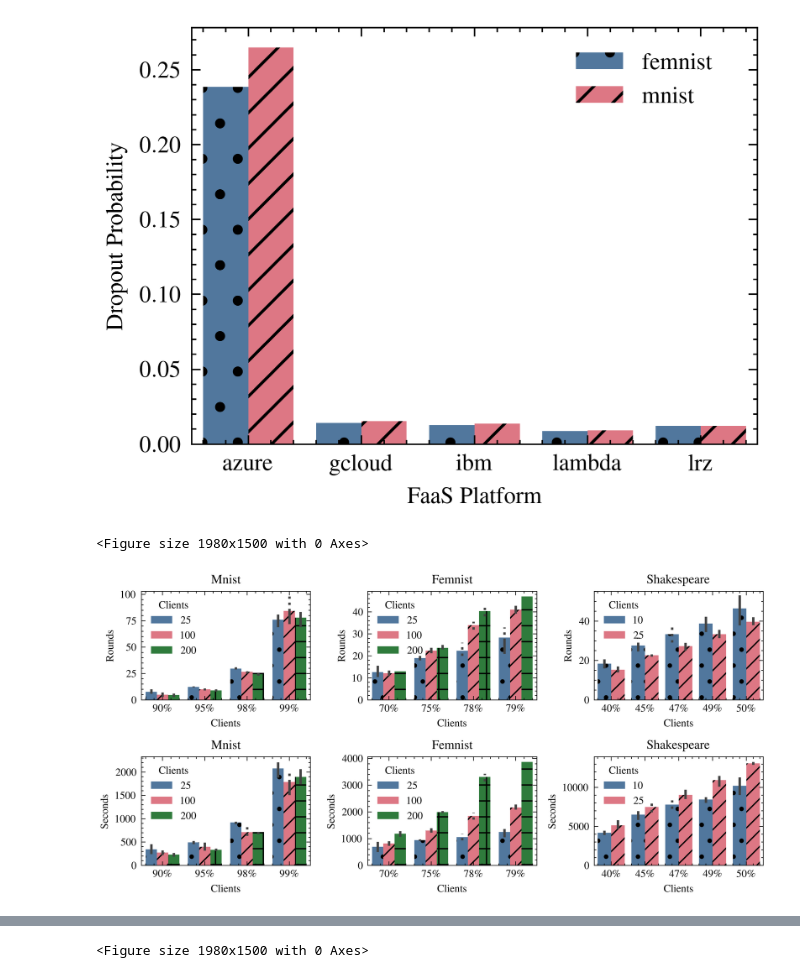
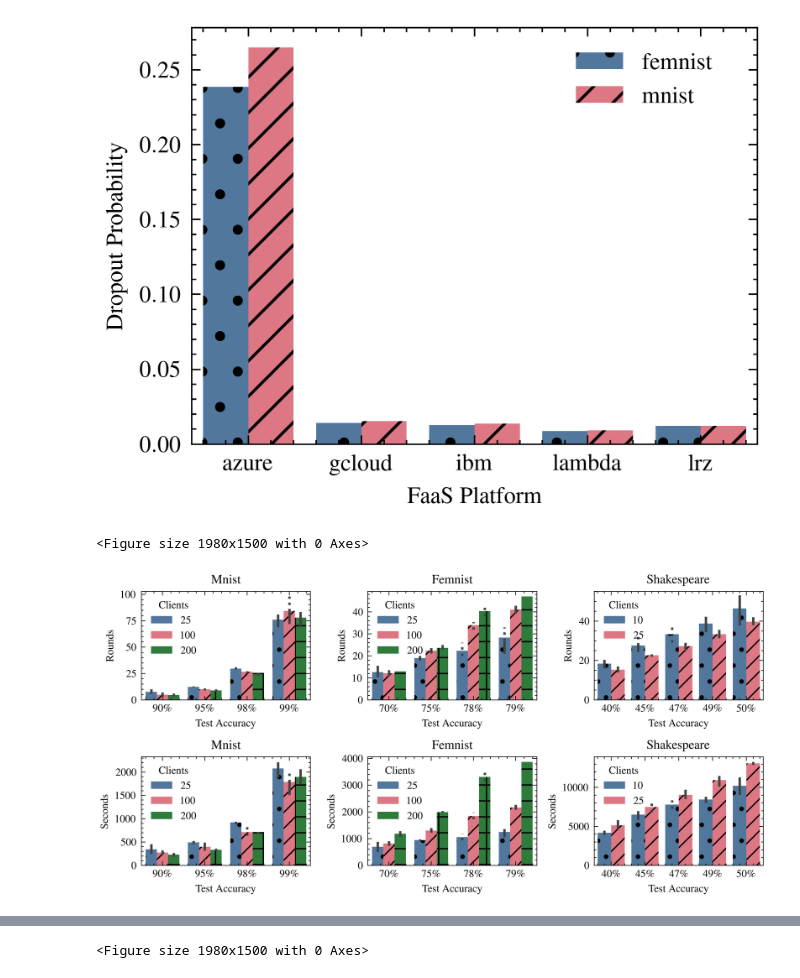
Before and after one commit to Serverless-Federated-Learning/FedLesScan, a Jupyter notebook: experiments/fedless-analysis.ipynb, the cells around one changed output, grey strips where cells are left out. Saved outputs shown, nothing was run; the diff lists cells and outputs as text; code cells hidden in the pictures.

```diff
--- a/experiments/fedless-analysis.ipynb
+++ b/experiments/fedless-analysis.ipynb
@@ -296,7 +300,7 @@ with plt.style.context(['science', 'ieee', 'bright']):
             ax=axarr[0, i]
         )
         axarr[0, i].get_legend().set_title("Clients")
-        axarr[0, i].set_xlabel("Clients")
+        axarr[0, i].set_xlabel("Test Accuracy")
         axarr[0, i].set_ylabel("Rounds")
         axarr[0, i].set_title(dataset.capitalize())
         axarr[0, i].xaxis.set_tick_params(which='both', labelbottom=True)
@@ -304,35 +308,35 @@ with plt.style.context(['science', 'ieee', 'bright']):
 
 
         num_locations = len(target_accuracies)
         hatches = itertools.cycle(['.', '//', '+', '-', 'x', '\\', '', 'o', 'O', '.'])
         for j, bar in enumerate(axarr[0, i].patches):
             if j % num_locations == 0:
                 hatch = next(hatches)
             bar.set_hatch(hatch)
 
         sns.barplot(
             x="target",
             y="time-total",
             hue="clients-round",
             data=df_,
             ax=axarr[1, i]
         )
         axarr[1, i].get_legend().set_title("Clients")
-        axarr[1, i].set_xlabel("Clients")
+        axarr[1, i].set_xlabel("Test Accuracy")
         axarr[1, i].set_ylabel("Seconds")
         axarr[1, i].set_title(dataset.capitalize())
 
         hatches = itertools.cycle(['.', '//', '+', '-', 'x', '\\', '', 'o', 'O', '.'])
         for j, bar in enumerate(axarr[1, i].patches):
             if j % num_locations == 0:
                 hatch = next(hatches)
             bar.set_hatch(hatch)
 
 fig.tight_layout()
 fig.savefig(PLOT_OUTPUT_DIR / f"fedless-convergence-rounds-and-time.pdf", bbox_inches ='tight', pad_inches=0)
 # %% [output]
 <Figure size 1980x1500 with 0 Axes>
-[figure, old version]
+[figure, new version]
 # %%
 plt.clf()
 fig, ax = plt.subplots() # nrows=2, ncols=3, sharex="col", figsize=(7.167, 7.167 / 2))
```
Also changed, not shown: parts of 8 cells of this notebook, 1 other file.
